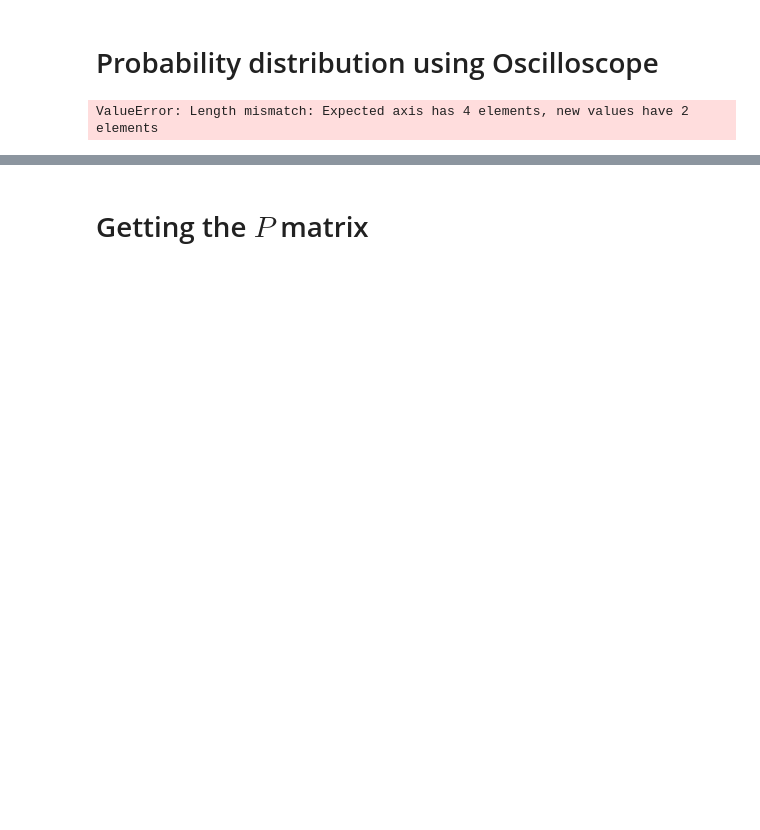
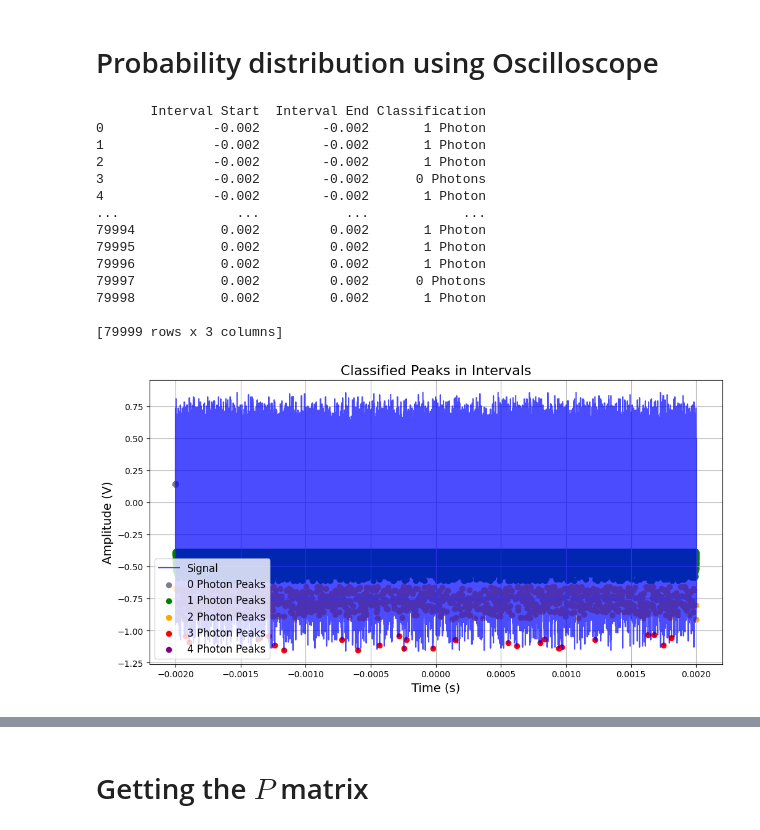
Before and after one commit to daalopezm/P_SNSPD_ID281-SYS-4D, a Jupyter notebook: measurement.ipynb, the cells around one changed output, grey strips where cells are left out. Drawn from its saved outputs; the diff is of its cells as text; code cells hidden in the pictures; blank space fills up the shorter version.

```diff
--- a/measurement.ipynb
+++ b/measurement.ipynb
@@ -6,30 +6,46 @@ import pandas as pd
 from scipy.signal import find_peaks
 
 # Load the CSV file (replace with your actual file path)
-file_path = 'tek0006ALL.csv'
+file_name = 'try1.csv'
+file_path = f'data/{file_name}'
 df = pd.read_csv(file_path, skiprows=20)
 
 # Rename columns
 #df.columns = ['TIME', 'CH2', 'CH3', 'CH4']
 df.columns = ['TIME', 'CH4']
 
-# Extract time and signal data (assuming CH4 as example)
+# Convert CH4 column to numeric, coercing errors (non-numeric values will be replaced with NaN)
+df['CH4'] = pd.to_numeric(df['CH4'], errors='coerce')
+
+# Drop rows with NaN values in CH4
+df = df.dropna(subset=['CH4'])
+
+# Extract time and signal data again after cleaning
 time = df['TIME']
 ch4 = df['CH4']
 
 # Define the interval width
-interval_width = 5.039999999983946e-08  # Time interval width
+interval_width = 5.0e-08  # Time interval width
 
 # Define photon ranges (in volts)
 photon_ranges = {
-    '1 Photon': (-0.940, -0.600),
-    '2 Photon': (-1.220, -0.941),
-    '3 Photon': (-1.5, -1.221),
-    '4 Photon': (-1.97, -1.501),
+    '1 Photon': (-0.608, -0.380),
+    '2 Photon': (-0.912, -0.656),
+    '3 Photon': (-1.23, -1.03),
+    '4 Photon': (-1.4, -1.23),
 }
 
+
+# photon_ranges = {
+#     '1 Photon': (-0.940, -0.600),
+#     '2 Photon': (-1.220, -0.941),
+#     '3 Photon': (-1.5, -1.221),
+#     '4 Photon': (-1.97, -1.501),
+# }
+
+
 # Classify peaks
-classified_peaks = {'0 Photon': [],'1 Photon': [], '2 Photon': [], '3 Photon': [], '4 Photon': []}
+classified_peaks = {'0 Photon': [], '1 Photon': [], '2 Photon': [], '3 Photon': [], '4 Photon': []}
 
 # Create bins based on the interval width
 time_min, time_max = np.min(time), np.max(time)
@@ -47,7 +63,7 @@ for i in range(len(bins) - 1):
     start, end = bins[i], bins[i + 1]
 
     # Get indices of peaks within this interval
-    peaks_in_interval = peaks[(time[peaks] >= start) & (time[peaks] < end)]
+    peaks_in_interval = peaks[(time.iloc[peaks] >= start) & (time.iloc[peaks] < end)]
 
     # Initialize classification for the interval
     interval_classification = {'Interval Start': start, 'Interval End': end, 'Classification': '0 Photons'}
@@ -71,33 +87,45 @@ for i in range(len(bins) - 1):
 
     # Append the interval classification
     classified_intervals.append(interval_classification)
 
-
 # Convert results to a DataFrame for better visualization
 classified_intervals_df = pd.DataFrame(classified_intervals)
 
 # Display results
 print(classified_intervals_df)
 
 # Optional: Plot the signal with classified peaks
 import matplotlib.pyplot as plt
 
 plt.figure(figsize=(12, 6))
 plt.plot(time, ch4, color='blue', alpha=0.7, label='Signal')
-
 
 # Plot peaks for each photon category
 colors = ['gray', 'green', 'orange', 'red', 'purple']
 for i, (photon, peak_indices) in enumerate(classified_peaks.items()):
     plt.scatter(time.iloc[peak_indices], ch4.iloc[peak_indices],
                 label=f'{photon} Peaks', color=colors[i])
 
 # Plot settings
 plt.title('Classified Peaks in Intervals', fontsize=16)
 plt.xlabel('Time (s)', fontsize=14)
 plt.ylabel('Amplitude (V)', fontsize=14)
 plt.grid(True)
 plt.legend(fontsize=12)
 plt.show()
 # %% [output]
-ValueError: Length mismatch: Expected axis has 4 elements, new values have 2 elements
+       Interval Start  Interval End Classification
+0              -0.002        -0.002       1 Photon
+1              -0.002        -0.002       1 Photon
+2              -0.002        -0.002       1 Photon
+3              -0.002        -0.002      0 Photons
+4              -0.002        -0.002       1 Photon
+...               ...           ...            ...
+79994           0.002         0.002       1 Photon
+79995           0.002         0.002       1 Photon
+79996           0.002         0.002       1 Photon
+79997           0.002         0.002      0 Photons
+79998           0.002         0.002       1 Photon
+
+[79999 rows x 3 columns]
+[figure, added]
```
Also changed, not shown: parts of 7 cells of this notebook.
